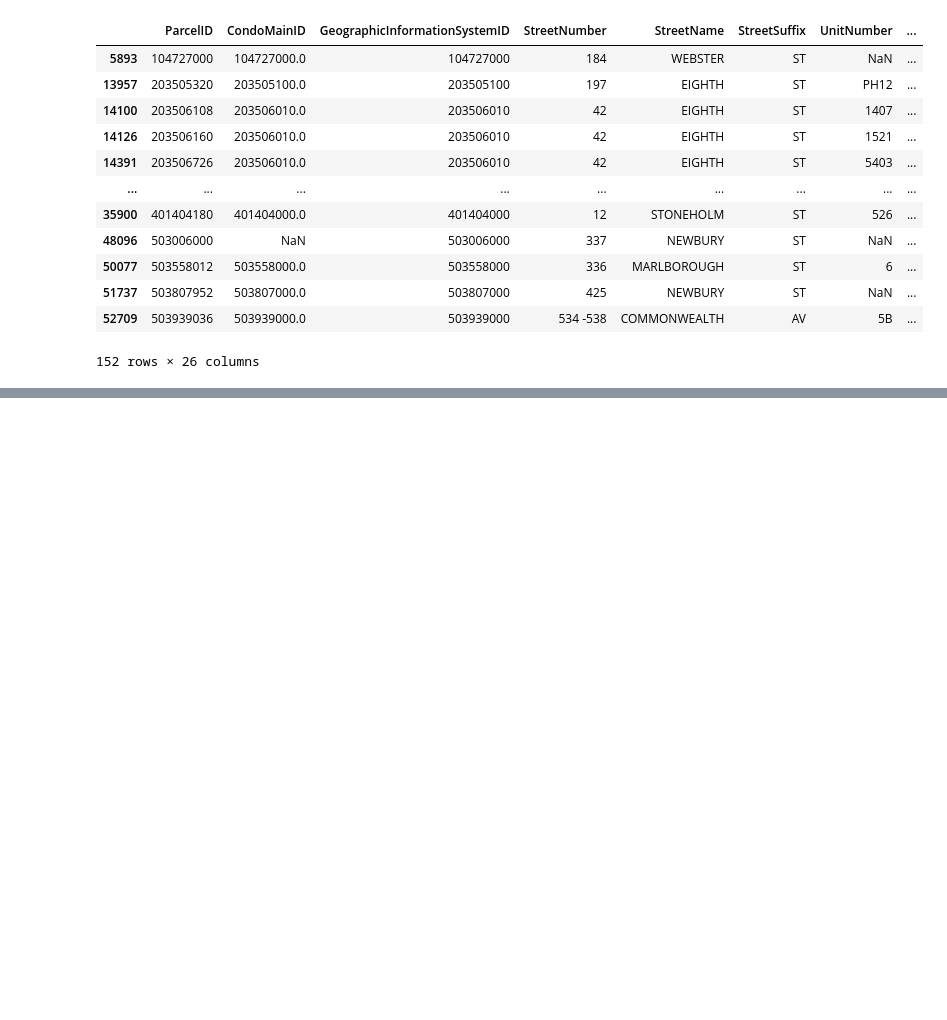
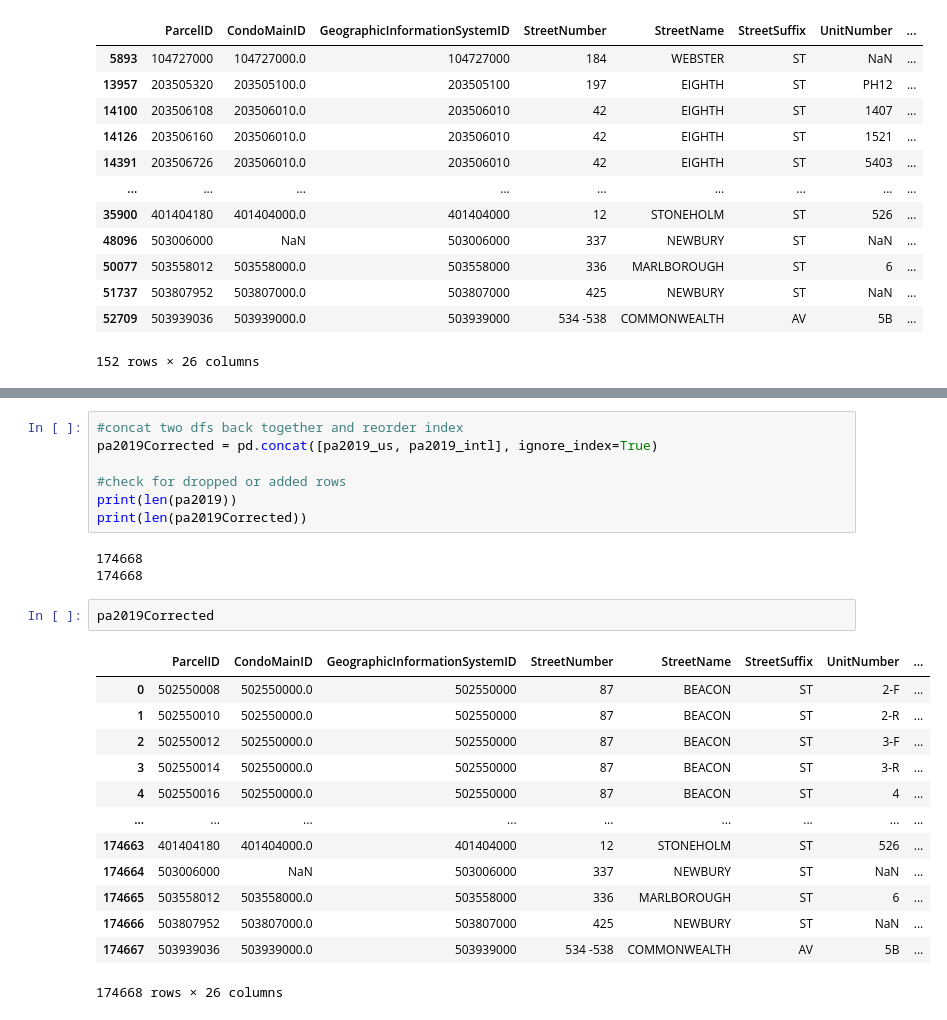
Before and after one commit to jfrankbryant/CityOfBoston_PropertyAssessment, a Jupyter notebook: CityOfBoston_PropertyAssessment.ipynb, the cells around one changed output, grey strips where cells are left out. Cells and saved outputs as stored; diff of their text form; blank space fills up the shorter version.

Commit message:
Join two dataframes
Put pa2019_us back together with pa2019_intl

```diff
--- a/CityOfBoston_PropertyAssessment.ipynb
+++ b/CityOfBoston_PropertyAssessment.ipynb
@@ -435,0 +459,26 @@ See the caveats in the documentation: https://pandas.pydata.org/pandas-docs/stab
+# %%
+#concat two dfs back together and reorder index
+pa2019Corrected = pd.concat([pa2019_us, pa2019_intl], ignore_index=True)
+
+#check for dropped or added rows
+print(len(pa2019))
+print(len(pa2019Corrected))
+# %% [output]
+174668
+174668
+# %%
+pa2019Corrected
+# %% [output]
+|  | ParcelID | CondoMainID | GeographicInformationSystemID | StreetNumber | StreetName | StreetSuffix | UnitNumber | ... |
+| 0 | 502550008 | 502550000.0 | 502550000 | 87 | BEACON | ST | 2-F | ... |
+| 1 | 502550010 | 502550000.0 | 502550000 | 87 | BEACON | ST | 2-R | ... |
+| 2 | 502550012 | 502550000.0 | 502550000 | 87 | BEACON | ST | 3-F | ... |
+| 3 | 502550014 | 502550000.0 | 502550000 | 87 | BEACON | ST | 3-R | ... |
+| 4 | 502550016 | 502550000.0 | 502550000 | 87 | BEACON | ST | 4 | ... |
+| ... | ... | ... | ... | ... | ... | ... | ... | ... |
+| 174663 | 401404180 | 401404000.0 | 401404000 | 12 | STONEHOLM | ST | 526 | ... |
+| 174664 | 503006000 | NaN | 503006000 | 337 | NEWBURY | ST | NaN | ... |
+| 174665 | 503558012 | 503558000.0 | 503558000 | 336 | MARLBOROUGH | ST | 6 | ... |
+| 174666 | 503807952 | 503807000.0 | 503807000 | 425 | NEWBURY | ST | NaN | ... |
+| 174667 | 503939036 | 503939000.0 | 503939000 | 534 -538 | COMMONWEALTH | AV | 5B | ... |
+174668 rows × 26 columns
```
Also changed, not shown: parts of 1 cell of this notebook.
